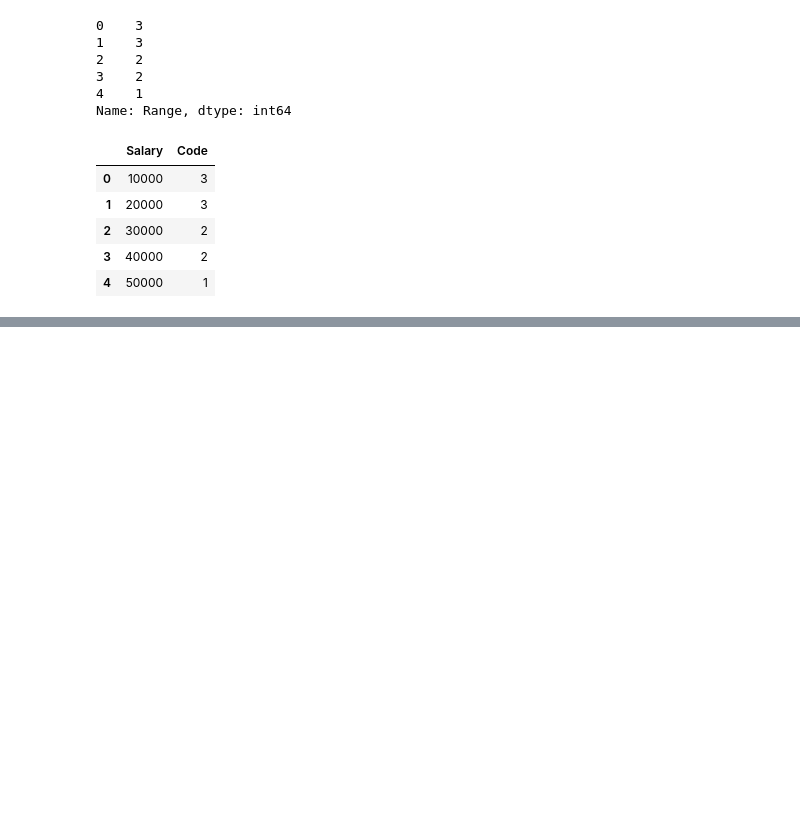
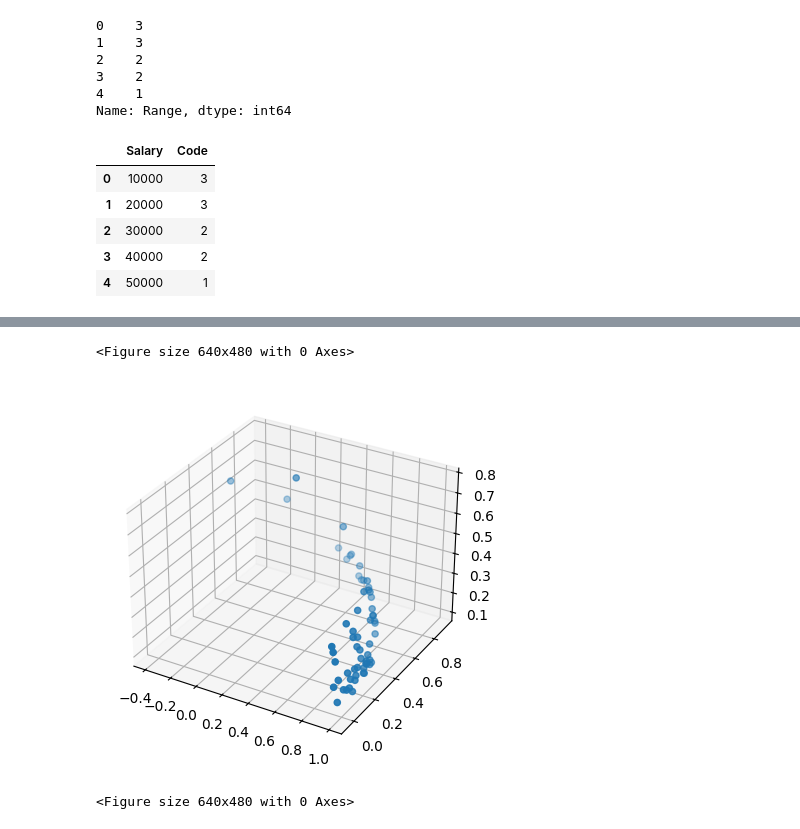
Before and after one commit to Elmuki/sem-5, a Jupyter notebook: Data Cleaning-checkpoint.ipynb, the cells around one changed output, grey strips where cells are left out. Drawn from its saved outputs; the diff is of its cells as text; code cells hidden in the pictures; blank space fills up the shorter version.

```diff
--- a/Data Cleaning-checkpoint.ipynb
+++ b/Data Cleaning-checkpoint.ipynb
@@ -165,0 +217,4 @@ publish
+# %%
+nm=Normalizer()
+# %%
+Normal_Data=nm.fit_transform(Test_Data)
@@ -165,0 +241,2 @@ publish
+# %%
+Normal_df=pd.DataFrame(Normal_Data,columns=['A','B','C',])
@@ -165,0 +263,8 @@ publish
+# %%
+pl=plt.axes(projection='3d')
+pl.scatter3D(Normal_df.A,Normal_df.B,Normal_df.C)
+plt.figure()
+# %% [output]
+<Figure size 640x480 with 0 Axes>
+[figure, added]
+<Figure size 640x480 with 0 Axes>
```
Also changed, not shown: parts of 11 cells of this notebook.
